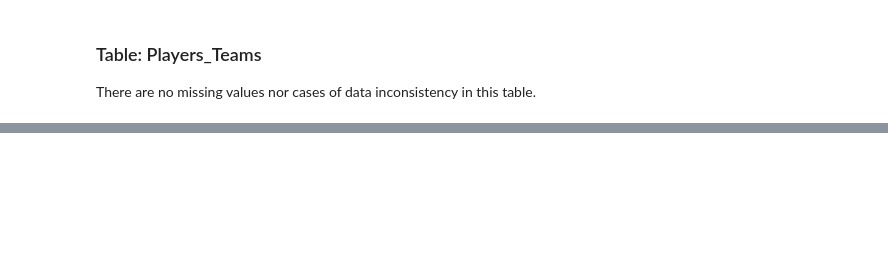
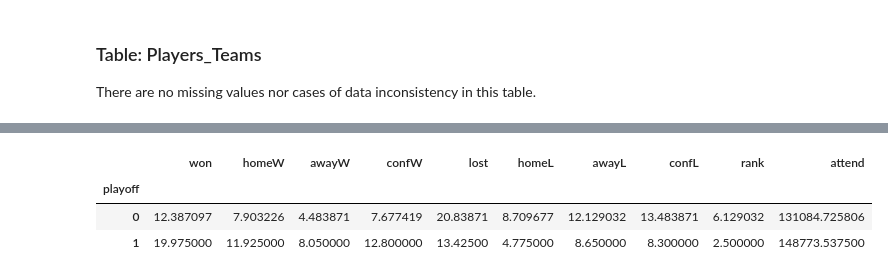
Before and after one commit to Pedro-CAB/AC-Project, a Jupyter notebook: data_analysis.ipynb, the cells around one changed output, grey strips where cells are left out. Cells and saved outputs as stored; diff of their text form; code cells hidden in the pictures; blank space fills up the shorter version.

```diff
--- a/data_analysis.ipynb
+++ b/data_analysis.ipynb
@@ -534,0 +598,13 @@ teams.drop(columns=['divID'], inplace=True)
+# %%
+# Selecting key performance metrics
+key_metrics = ['won', 'homeW', 'awayW', 'confW', 'lost', 'homeL', 'awayL', 'confL', 'rank', 'attend']
+
+# Grouping by 'playoff' and computing the mean for each metric
+grouped_metrics = teams.groupby('playoff')[key_metrics].mean()
+
+grouped_metrics
+# %% [output]
+|  | won | homeW | awayW | confW | lost | homeL | awayL | confL | rank | attend |
+| playoff |  |  |  |  |  |  |  |  |  |  |
+| 0 | 12.387097 | 7.903226 | 4.483871 | 7.677419 | 20.83871 | 8.709677 | 12.129032 | 13.483871 | 6.129032 | 131084.725806 |
+| 1 | 19.975000 | 11.925000 | 8.050000 | 12.800000 | 13.42500 | 4.775000 | 8.650000 | 8.300000 | 2.500000 | 148773.537500 |
```
Also changed, not shown: parts of 13 cells of this notebook.
